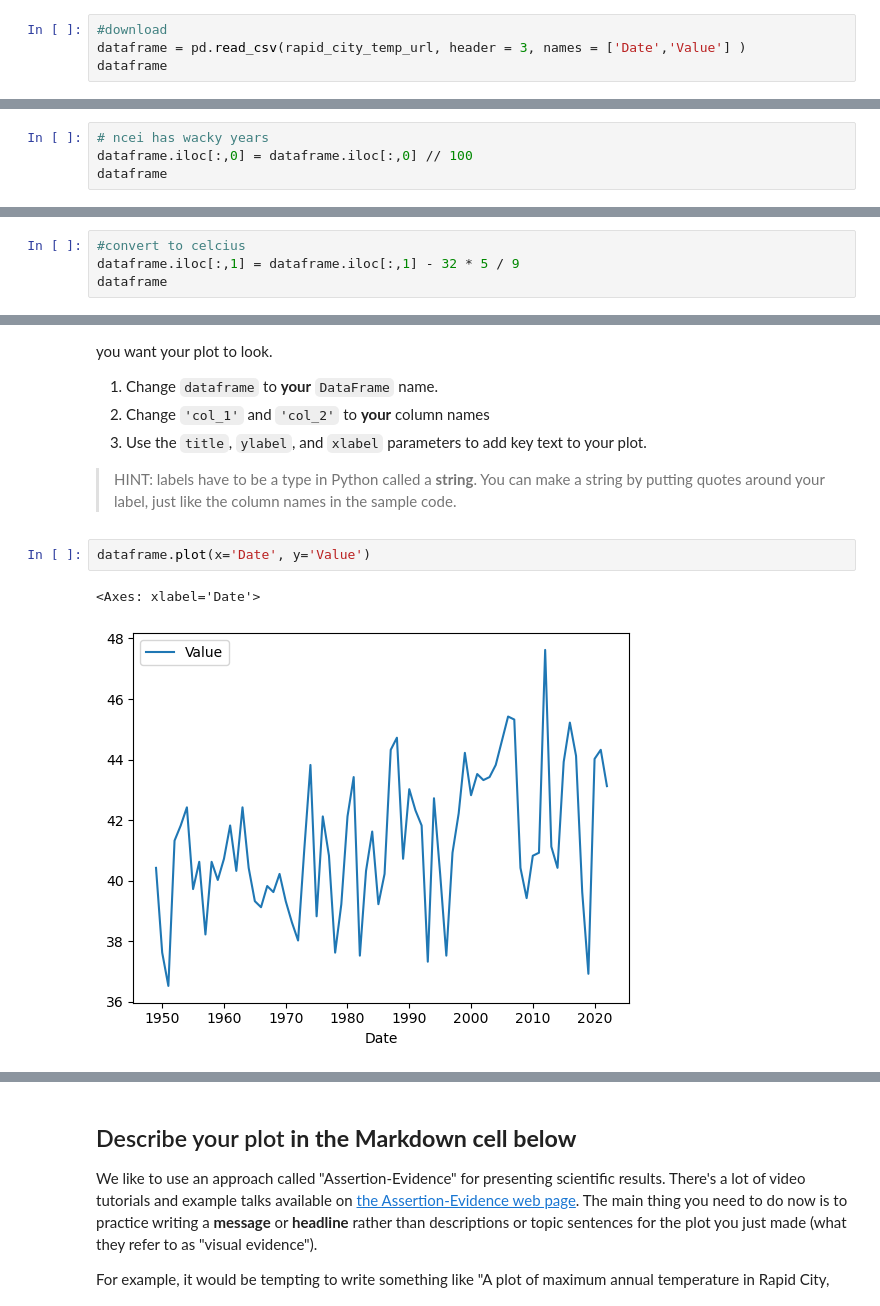
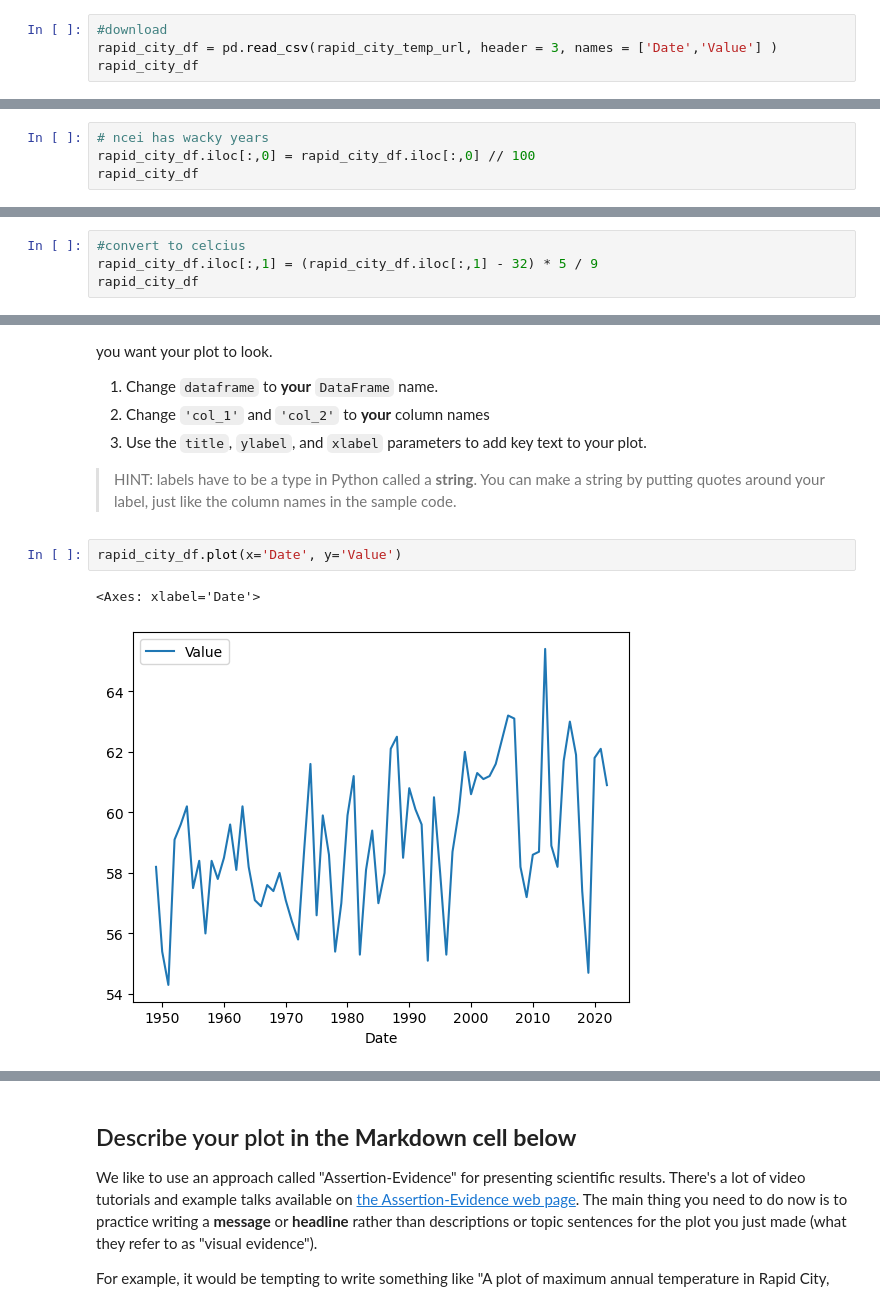
Before and after one commit to ScottNSheldon/get-started-with-reproducible-science-ScottNSheldon, a Jupyter notebook: Get_Started_with_Open_Reproducible_Science.ipynb, the cells around one changed output, grey strips where cells are left out. Cells and saved outputs as stored; diff of their text form.

```diff
--- a/Get_Started_with_Open_Reproducible_Science.ipynb
+++ b/Get_Started_with_Open_Reproducible_Science.ipynb
@@ -224,8 +224,8 @@ YOUR ANSWER HERE
 **Make sure to call your `DataFrame` by typing it's name as the last line of your code cell** Then, you will be able to run the test cell below and find out if your answer is correct.
 # %%
 #download
-dataframe = pd.read_csv(rapid_city_temp_url, header = 3, names = ['Date','Value'] )
-dataframe
+rapid_city_df = pd.read_csv(rapid_city_temp_url, header = 3, names = ['Date','Value'] )
+rapid_city_df
 # %% [output]
 |  | Date | Value |
 | 0 | 194912 | 58.2 |
@@ -282,8 +282,8 @@ Take a look at your data. Do you want to use it as is, or does it need to be mod
  2. Run the code below.
 # %%
 # ncei has wacky years
-dataframe.iloc[:,0] = dataframe.iloc[:,0] // 100
-dataframe
+rapid_city_df.iloc[:,0] = rapid_city_df.iloc[:,0] // 100
+rapid_city_df
 # %% [output]
 |  | Date | Value |
 | 0 | 1949 | 58.2 |
@@ -332,7 +332,7 @@ YOUR ANSWER HERE
 YOUR ANSWER HERE
 # %%
 #convert to celcius
-dataframe.iloc[:,1] = dataframe.iloc[:,1] - 32 * 5 / 9
-dataframe
+rapid_city_df.iloc[:,1] = (rapid_city_df.iloc[:,1] - 32) * 5 / 9
+rapid_city_df
 # %% [output]
 |  | Date | Value |
@@ -396,10 +396,10 @@ Plotting in Python is easy, but not quite this easy! You'll always need to add s
 
 > HINT: labels have to be a type in Python called a **string**. You can make a string by putting quotes around your label, just like the column names in the sample code.
 # %%
-dataframe.plot(x='Date', y='Value')
+rapid_city_df.plot(x='Date', y='Value')
 # %% [output]
 <Axes: xlabel='Date'>
-[figure, old version]
+[figure, new version]
 # %% [markdown]
 **THIS ISN'T THE END! Don't forget to complete the next task where you will describe your plot**
 
```
Also changed, not shown: parts of 3 cells of this notebook.
